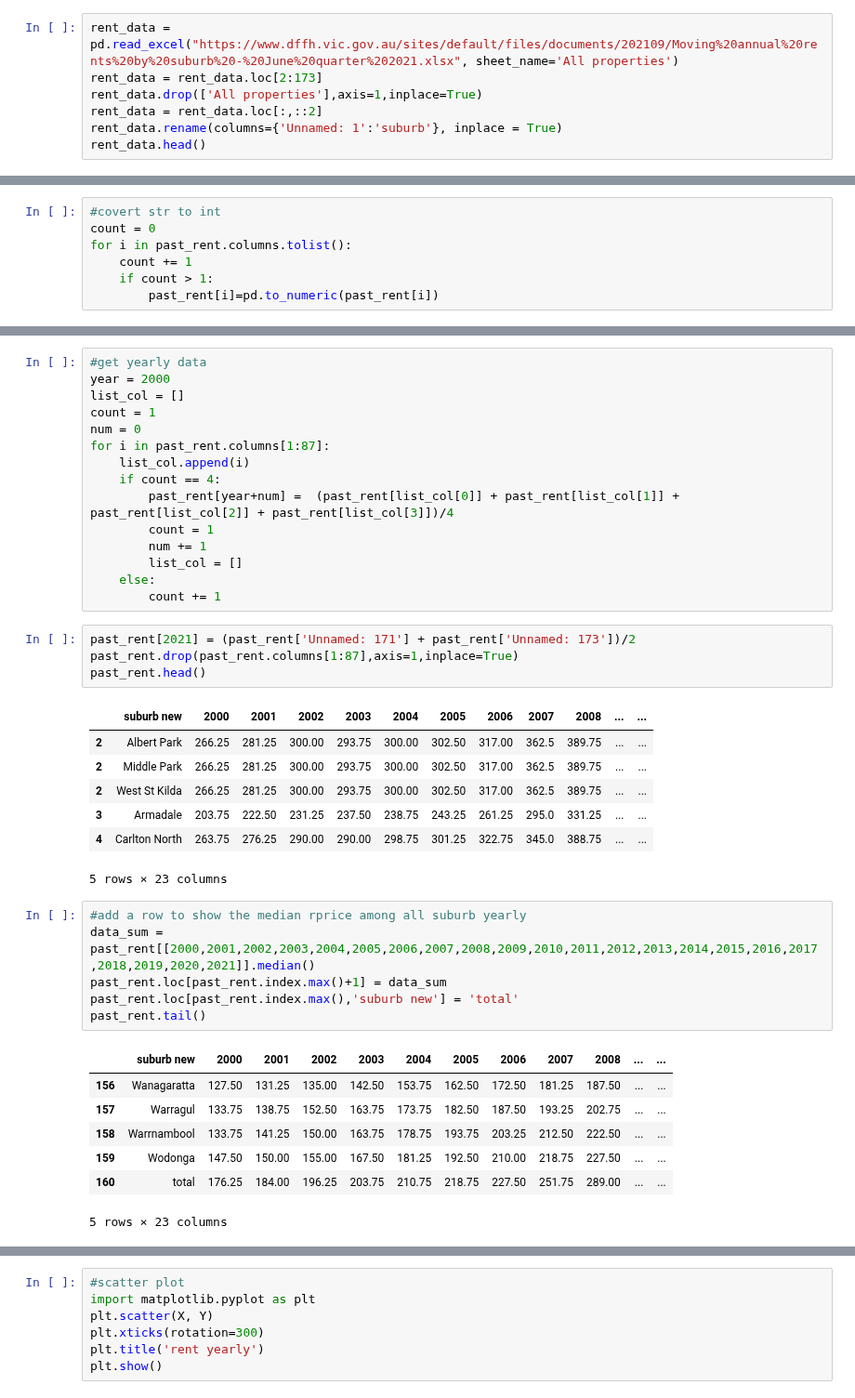
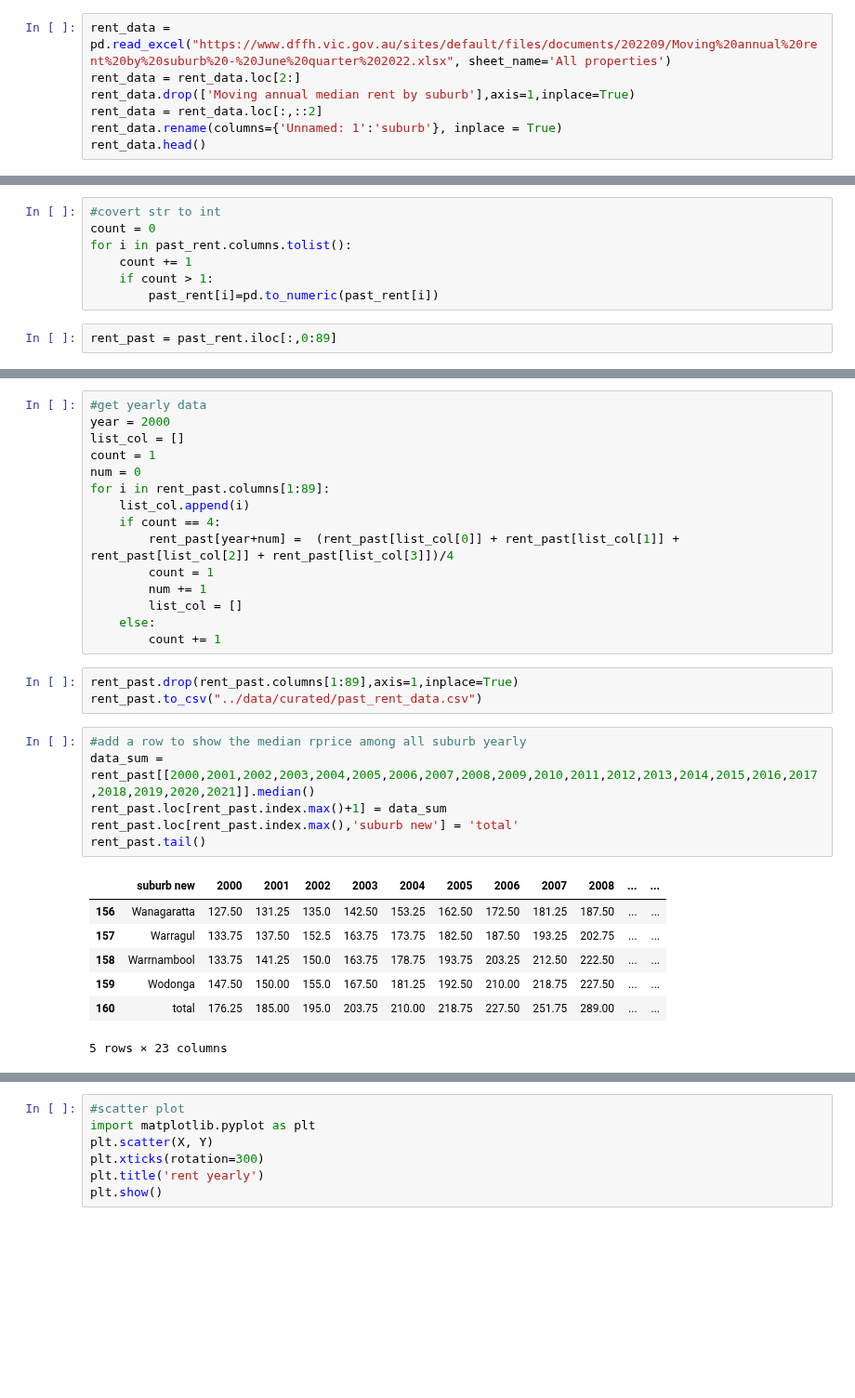
Before and after one commit to MAST30034-Applied-Data-Science/generic-real-estate-consulting-project-group-55, a Jupyter notebook: notebooks/past_rent_rate.ipynb, the cells around one changed output, grey strips where cells are left out. Shown at 93% size. Cells and saved outputs as stored; diff of their text form; blank space fills up the shorter version.

```diff
--- a/notebooks/past_rent_rate.ipynb
+++ b/notebooks/past_rent_rate.ipynb
@@ -8,9 +8,9 @@ from sklearn.linear_model import LinearRegression
 import matplotlib.pyplot as plt
 from sklearn.preprocessing import PolynomialFeatures
 # %%
-rent_data = pd.read_excel("https://www.dffh.vic.gov.au/sites/default/files/documents/202109/Moving%20annual%20rents%20by%20suburb%20-%20June%20quarter%202021.xlsx", sheet_name='All properties')
-rent_data = rent_data.loc[2:173]
-rent_data.drop(['All properties'],axis=1,inplace=True)
+rent_data = pd.read_excel("https://www.dffh.vic.gov.au/sites/default/files/documents/202209/Moving%20annual%20rent%20by%20suburb%20-%20June%20quarter%202022.xlsx", sheet_name='All properties')
+rent_data = rent_data.loc[2:]
+rent_data.drop(['Moving annual median rent by suburb'],axis=1,inplace=True)
 rent_data = rent_data.loc[:,::2]
 rent_data.rename(columns={'Unnamed: 1':'suburb'}, inplace = True)
 rent_data.head()
@@ -85,3 +69,5 @@ for i in past_rent.columns.tolist():
     count += 1
     if count > 1:
         past_rent[i]=pd.to_numeric(past_rent[i])
+# %%
+rent_past = past_rent.iloc[:,0:89]
@@ -91,40 +97,31 @@ year = 2000
 list_col = []
 count = 1
 num = 0
-for i in past_rent.columns[1:87]:
+for i in rent_past.columns[1:89]:
     list_col.append(i)
     if count == 4:
-        past_rent[year+num] =  (past_rent[list_col[0]] + past_rent[list_col[1]] + past_rent[list_col[2]] + past_rent[list_col[3]])/4
+        rent_past[year+num] =  (rent_past[list_col[0]] + rent_past[list_col[1]] + rent_past[list_col[2]] + rent_past[list_col[3]])/4
         count = 1
         num += 1
         list_col = []
     else:
         count += 1
-# %%
-past_rent[2021] = (past_rent['Unnamed: 171'] + past_rent['Unnamed: 173'])/2
-past_rent.drop(past_rent.columns[1:87],axis=1,inplace=True)
-past_rent.head()
-# %% [output]
-|  | suburb new | 2000 | 2001 | 2002 | 2003 | 2004 | 2005 | 2006 | 2007 | 2008 | ... | ... |
-| 2 | Albert Park | 266.25 | 281.25 | 300.00 | 293.75 | 300.00 | 302.50 | 317.00 | 362.5 | 389.75 | ... | ... |
-| 2 | Middle Park | 266.25 | 281.25 | 300.00 | 293.75 | 300.00 | 302.50 | 317.00 | 362.5 | 389.75 | ... | ... |
-| 2 | West St Kilda | 266.25 | 281.25 | 300.00 | 293.75 | 300.00 | 302.50 | 317.00 | 362.5 | 389.75 | ... | ... |
-| 3 | Armadale | 203.75 | 222.50 | 231.25 | 237.50 | 238.75 | 243.25 | 261.25 | 295.0 | 331.25 | ... | ... |
-| 4 | Carlton North | 263.75 | 276.25 | 290.00 | 290.00 | 298.75 | 301.25 | 322.75 | 345.0 | 388.75 | ... | ... |
-5 rows × 23 columns
+# %%
+rent_past.drop(rent_past.columns[1:89],axis=1,inplace=True)
+rent_past.to_csv("../data/curated/past_rent_data.csv")
 # %%
 #add a row to show the median rprice among all suburb yearly
-data_sum = past_rent[[2000,2001,2002,2003,2004,2005,2006,2007,2008,2009,2010,2011,2012,2013,2014,2015,2016,2017,2018,2019,2020,2021]].median()
-past_rent.loc[past_rent.index.max()+1] = data_sum
-past_rent.loc[past_rent.index.max(),'suburb new'] = 'total'
-past_rent.tail()
+data_sum = rent_past[[2000,2001,2002,2003,2004,2005,2006,2007,2008,2009,2010,2011,2012,2013,2014,2015,2016,2017,2018,2019,2020,2021]].median()
+rent_past.loc[rent_past.index.max()+1] = data_sum
+rent_past.loc[rent_past.index.max(),'suburb new'] = 'total'
+rent_past.tail()
 # %% [output]
 |  | suburb new | 2000 | 2001 | 2002 | 2003 | 2004 | 2005 | 2006 | 2007 | 2008 | ... | ... |
-| 156 | Wanagaratta | 127.50 | 131.25 | 135.00 | 142.50 | 153.75 | 162.50 | 172.50 | 181.25 | 187.50 | ... | ... |
-| 157 | Warragul | 133.75 | 138.75 | 152.50 | 163.75 | 173.75 | 182.50 | 187.50 | 193.25 | 202.75 | ... | ... |
-| 158 | Warrnambool | 133.75 | 141.25 | 150.00 | 163.75 | 178.75 | 193.75 | 203.25 | 212.50 | 222.50 | ... | ... |
-| 159 | Wodonga | 147.50 | 150.00 | 155.00 | 167.50 | 181.25 | 192.50 | 210.00 | 218.75 | 227.50 | ... | ... |
-| 160 | total | 176.25 | 184.00 | 196.25 | 203.75 | 210.75 | 218.75 | 227.50 | 251.75 | 289.00 | ... | ... |
+| 156 | Wanagaratta | 127.50 | 131.25 | 135.0 | 142.50 | 153.25 | 162.50 | 172.50 | 181.25 | 187.50 | ... | ... |
+| 157 | Warragul | 133.75 | 137.50 | 152.5 | 163.75 | 173.75 | 182.50 | 187.50 | 193.25 | 202.75 | ... | ... |
+| 158 | Warrnambool | 133.75 | 141.25 | 150.0 | 163.75 | 178.75 | 193.75 | 203.25 | 212.50 | 222.50 | ... | ... |
+| 159 | Wodonga | 147.50 | 150.00 | 155.0 | 167.50 | 181.25 | 192.50 | 210.00 | 218.75 | 227.50 | ... | ... |
+| 160 | total | 176.25 | 185.00 | 195.0 | 203.75 | 210.00 | 218.75 | 227.50 | 251.75 | 289.00 | ... | ... |
 5 rows × 23 columns
 # %%
 #make a dataframe which contain median rent and year
```
Also changed, not shown: parts of 17 cells of this notebook, 3 other files.
